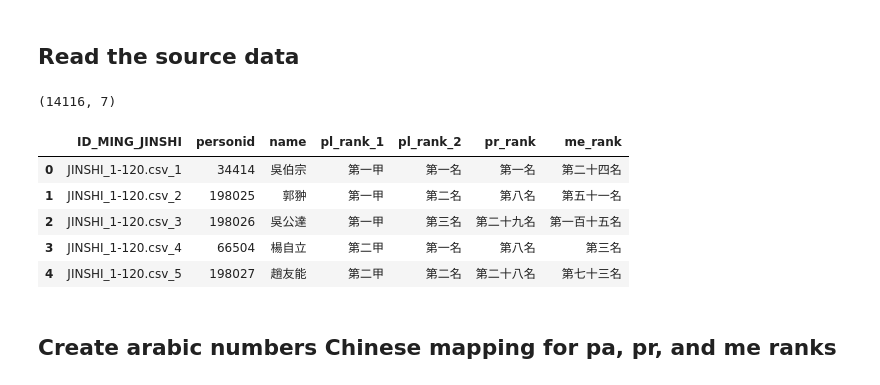
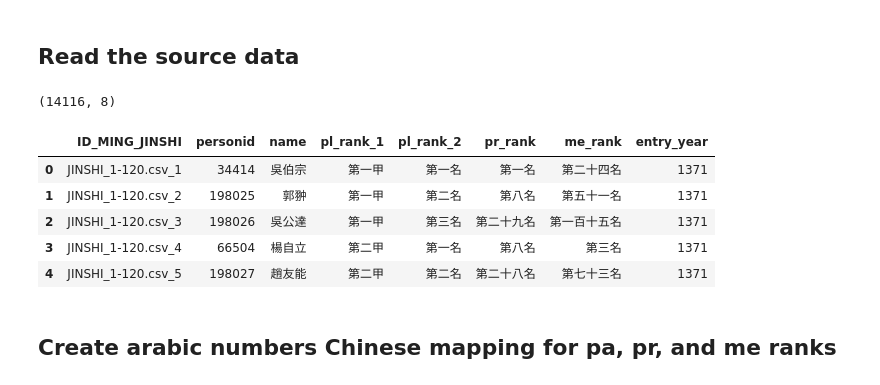
Before and after one commit to sudoghut/ming_provincial_metropolitan_palace_exam_rank_correlation, a Jupyter notebook: ming_provincial_metropolitan_palace_exam_rank_correlation.ipynb, the cells around one changed output. Cells and saved outputs as stored; diff of their text form; code cells hidden in the pictures.

Commit message:
calculation correlations by year groups

```diff
--- a/ming_provincial_metropolitan_palace_exam_rank_correlation.ipynb
+++ b/ming_provincial_metropolitan_palace_exam_rank_correlation.ipynb
@@ -23,23 +23,23 @@ import pandas as pd
 # %%
 input_data_df = pd.read_excel('ming_jinshilu_52y_release.xlsx', sheet_name='Ming Jinshi Lists')
 
-# only keep ID_MING_JINSHI, CBDB_personid, 姓名, 甲次, 名次, 鄉試名次, 會試名次
-input_data_df = input_data_df[['ID_MING_JINSHI', 'CBDB_personid', '姓名', '甲次', '名次', '鄉試名次', '會試名次']]
+# only keep ID_MING_JINSHI, CBDB_personid, 姓名, 甲次, 名次, 鄉試名次, 會試名次, 進士年份
+input_data_df = input_data_df[['ID_MING_JINSHI', 'CBDB_personid', '姓名', '甲次', '名次', '鄉試名次', '會試名次', '進士年份']]
 
 # rename columns to 'ID_MING_JINSHI', 'personid', 'name', 'p_rank_1', 'p_rank_2', p_rank', 'm_rank'
-input_data_df.columns = ['ID_MING_JINSHI', 'personid', 'name', 'pl_rank_1', 'pl_rank_2', 'pr_rank', 'me_rank']
+input_data_df.columns = ['ID_MING_JINSHI', 'personid', 'name', 'pl_rank_1', 'pl_rank_2', 'pr_rank', 'me_rank', 'entry_year']
 
 print(input_data_df.shape)
 
 input_data_df.head()
 # %% [output]
-(14116, 7)
+(14116, 8)
-|  | ID_MING_JINSHI | personid | name | pl_rank_1 | pl_rank_2 | pr_rank | me_rank |
-| 0 | JINSHI_1-120.csv_1 | 34414 | 吳伯宗 | 第一甲 | 第一名 | 第一名 | 第二十四名 |
-| 1 | JINSHI_1-120.csv_2 | 198025 | 郭翀 | 第一甲 | 第二名 | 第八名 | 第五十一名 |
-| 2 | JINSHI_1-120.csv_3 | 198026 | 吳公達 | 第一甲 | 第三名 | 第二十九名 | 第一百十五名 |
-| 3 | JINSHI_1-120.csv_4 | 66504 | 楊自立 | 第二甲 | 第一名 | 第八名 | 第三名 |
-| 4 | JINSHI_1-120.csv_5 | 198027 | 趙友能 | 第二甲 | 第二名 | 第二十八名 | 第七十三名 |
+|  | ID_MING_JINSHI | personid | name | pl_rank_1 | pl_rank_2 | pr_rank | me_rank | entry_year |
+| 0 | JINSHI_1-120.csv_1 | 34414 | 吳伯宗 | 第一甲 | 第一名 | 第一名 | 第二十四名 | 1371 |
+| 1 | JINSHI_1-120.csv_2 | 198025 | 郭翀 | 第一甲 | 第二名 | 第八名 | 第五十一名 | 1371 |
+| 2 | JINSHI_1-120.csv_3 | 198026 | 吳公達 | 第一甲 | 第三名 | 第二十九名 | 第一百十五名 | 1371 |
+| 3 | JINSHI_1-120.csv_4 | 66504 | 楊自立 | 第二甲 | 第一名 | 第八名 | 第三名 | 1371 |
+| 4 | JINSHI_1-120.csv_5 | 198027 | 趙友能 | 第二甲 | 第二名 | 第二十八名 | 第七十三名 | 1371 |
 # %% [markdown]
 ## Create arabic numbers Chinese mapping for pa, pr, and me ranks
 # %% [markdown]
```
Also changed, not shown: parts of 8 cells of this notebook, 1 other file.
